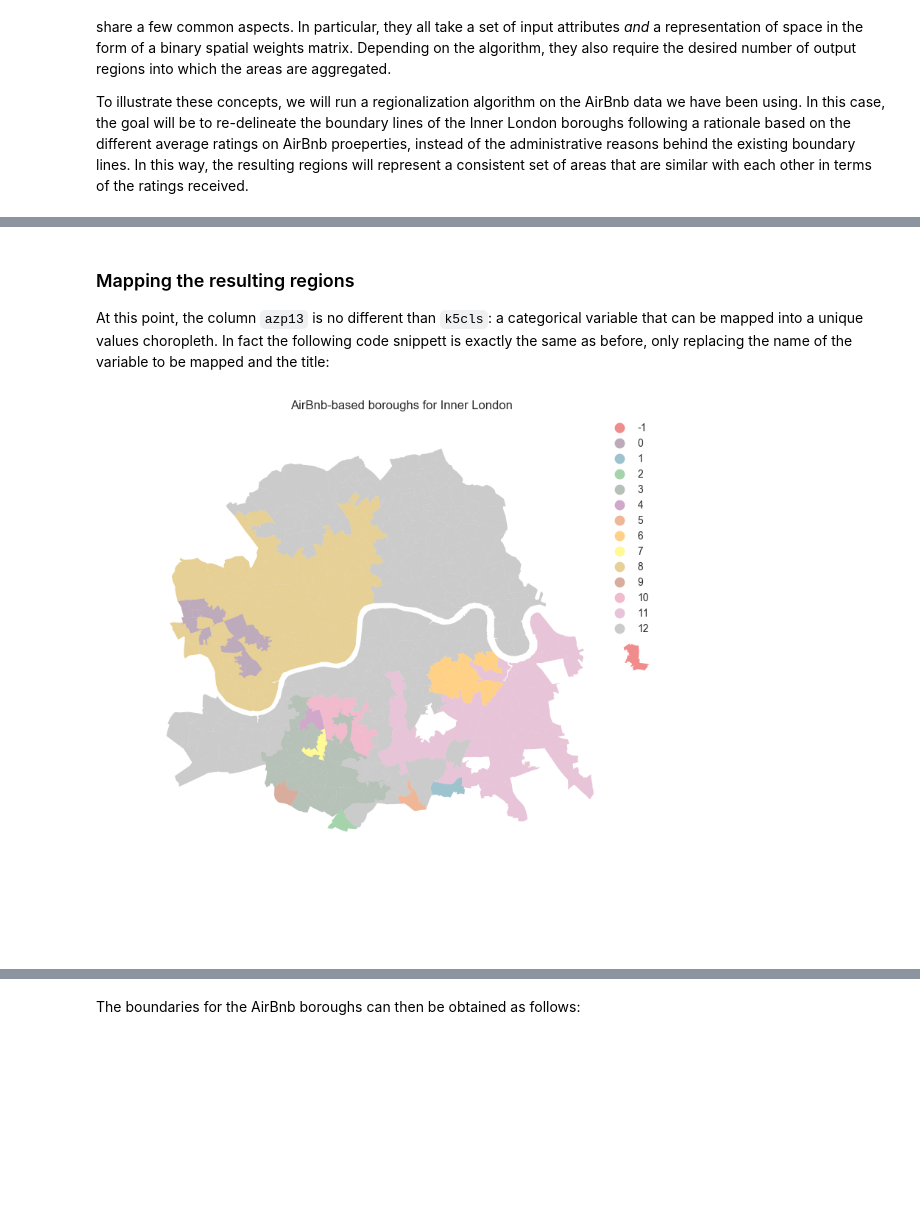
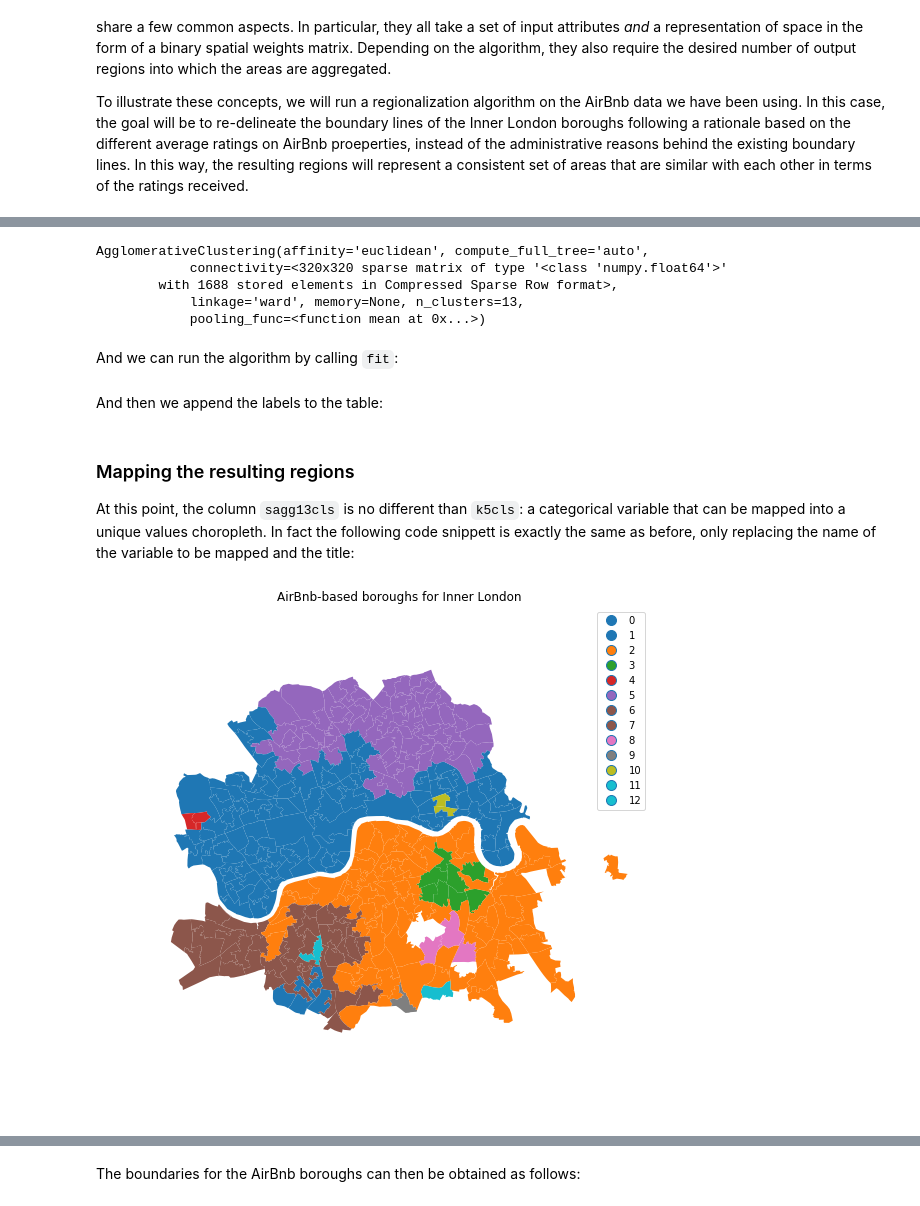
Before and after one commit to darribas/gds17, a Jupyter notebook: content/labs/lab_06.ipynb, the cells around one changed output, grey strips where cells are left out. Saved outputs shown, nothing was run; the diff lists cells and outputs as text; code cells hidden in the pictures; blank space fills up the shorter version.

```diff
--- a/content/labs/lab_06.ipynb
+++ b/content/labs/lab_06.ipynb
@@ -470,0 +369,2 @@ Name: azp13cls, dtype: int64
+# %%
+w = ps.weights.Queen.from_dataframe(abb)
@@ -471,22 +375,42 @@ Name: azp13cls, dtype: int64
+# %%
+sagg13 = cluster.AgglomerativeClustering(n_clusters=13, connectivity=w.sparse)
+sagg13
+# %% [output]
+AgglomerativeClustering(affinity='euclidean', compute_full_tree='auto',
+            connectivity=<320x320 sparse matrix of type '<class 'numpy.float64'>'
+        with 1688 stored elements in Compressed Sparse Row format>,
+            linkage='ward', memory=None, n_clusters=13,
+            pooling_func=<function mean at 0x...>)
+# %% [markdown]
+And we can run the algorithm by calling `fit`:
+# %%
+# This line is required to obtain the same results always
+np.random.seed(1234)
+# Run the clustering algorithm
+sagg13cls = sagg13.fit(abb[ratings])
+# %% [markdown]
+And then we append the labels to the table:
+# %%
+abb['sagg13cls'] = sagg13cls.labels_
 # %% [markdown]
 ### Mapping the resulting regions
 
-At this point, the column `azp13` is no different than `k5cls`: a categorical variable that can be mapped into a unique values choropleth. In fact the following code snippett is exactly the same as before, only replacing the name of the variable to be mapped and the title:
+At this point, the column `sagg13cls` is no different than `k5cls`: a categorical variable that can be mapped into a unique values choropleth. In fact the following code snippett is exactly the same as before, only replacing the name of the variable to be mapped and the title:
 # %%
 # Setup figure and ax
 f, ax = plt.subplots(1, figsize=(9, 9))
 # Plot unique values choropleth including a legend and with no boundary lines
-abb.plot(column='azp13cls', categorical=True, legend=True, linewidth=0, axes=ax)
+abb.plot(column='sagg13cls', categorical=True, legend=True, linewidth=0, ax=ax)
 # Remove axis
 ax.set_axis_off()
 # Keep axes proportionate
 plt.axis('equal')
 # Add title
 plt.title('AirBnb-based boroughs for Inner London')
 # Display the map
 plt.show()
 # %% [output]
-[figure, old version]
+[figure, new version]
 # %% [markdown]
 ---
 
```
Also changed, not shown: parts of 32 cells of this notebook, 2 other files.
